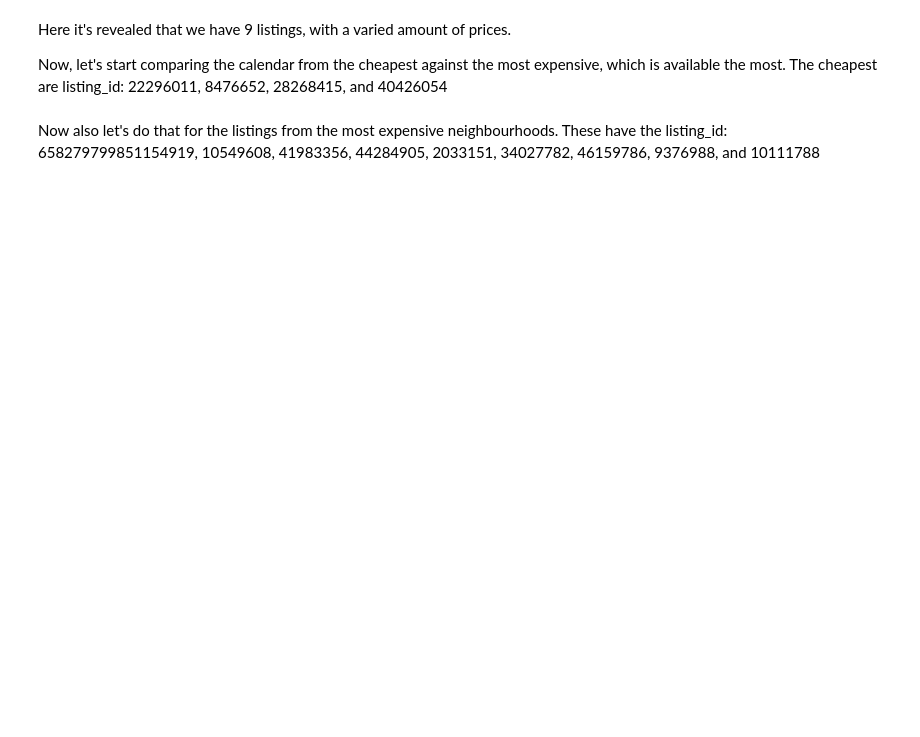
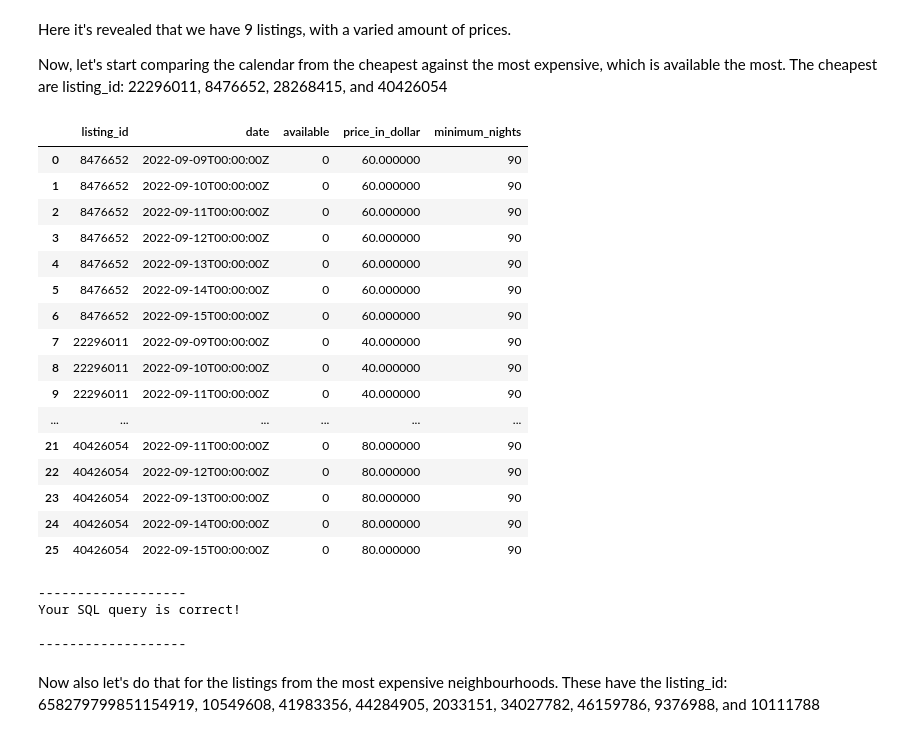
Before and after one commit to Hrithik-Kumar/Airbnb-SQL, a Jupyter notebook: Hrithik_Kumar_Advani_Week_1_Project_SQLCC.ipynb, the cells around one changed output. Drawn from its saved outputs; the diff is of its cells as text; code cells hidden in the pictures; blank space fills up the shorter version.

```diff
--- a/Hrithik_Kumar_Advani_Week_1_Project_SQLCC.ipynb
+++ b/Hrithik_Kumar_Advani_Week_1_Project_SQLCC.ipynb
@@ -419,16 +728,40 @@ Now, let's start comparing the calendar from the cheapest against the most expen
 # %%
 ### Question: q1_2_9a
 # Instructions:
 # 1/ Fetch all columns from the calendar table
 # 2/ Make sure you filter the data using the listing_ids above
 
 # TO BE COMPLETED
 query = """
-SELECT ???
+SELECT *
+FROM calendar
+WHERE listing_id IN (22296011,8476652,28268415,40426054);
 """
 
 run(query)
 check(q1_2_9a = query)
+# %% [output]
+|  | listing_id | date | available | price_in_dollar | minimum_nights |
+| 0 | 8476652 | 2022-09-09T00:00:00Z | 0 | 60.000000 | 90 |
+| 1 | 8476652 | 2022-09-10T00:00:00Z | 0 | 60.000000 | 90 |
+| 2 | 8476652 | 2022-09-11T00:00:00Z | 0 | 60.000000 | 90 |
+| 3 | 8476652 | 2022-09-12T00:00:00Z | 0 | 60.000000 | 90 |
+| 4 | 8476652 | 2022-09-13T00:00:00Z | 0 | 60.000000 | 90 |
+| 5 | 8476652 | 2022-09-14T00:00:00Z | 0 | 60.000000 | 90 |
+| 6 | 8476652 | 2022-09-15T00:00:00Z | 0 | 60.000000 | 90 |
+| 7 | 22296011 | 2022-09-09T00:00:00Z | 0 | 40.000000 | 90 |
+| 8 | 22296011 | 2022-09-10T00:00:00Z | 0 | 40.000000 | 90 |
+| 9 | 22296011 | 2022-09-11T00:00:00Z | 0 | 40.000000 | 90 |
+| ... | ... | ... | ... | ... | ... |
+| 21 | 40426054 | 2022-09-11T00:00:00Z | 0 | 80.000000 | 90 |
+| 22 | 40426054 | 2022-09-12T00:00:00Z | 0 | 80.000000 | 90 |
+| 23 | 40426054 | 2022-09-13T00:00:00Z | 0 | 80.000000 | 90 |
+| 24 | 40426054 | 2022-09-14T00:00:00Z | 0 | 80.000000 | 90 |
+| 25 | 40426054 | 2022-09-15T00:00:00Z | 0 | 80.000000 | 90 |
+-------------------
+Your SQL query is correct!
+
+-------------------
 # %% [markdown]
 Now also let's do that for the listings from the most expensive neighbourhoods. These have the listing_id: 658279799851154919, 10549608, 41983356, 44284905, 2033151, 34027782, 46159786, 9376988, and 10111788
 # %%
```
Also changed, not shown: parts of 20 cells of this notebook.
